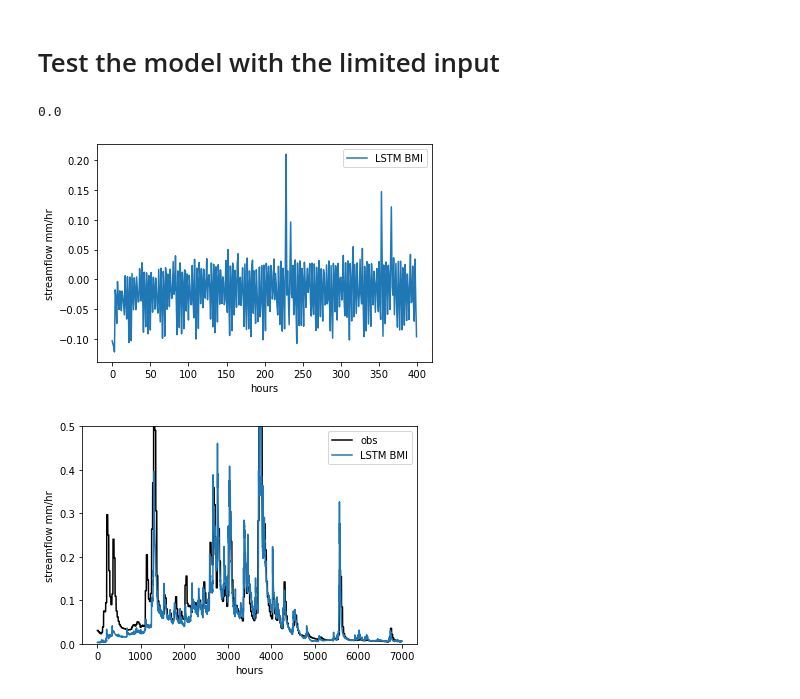
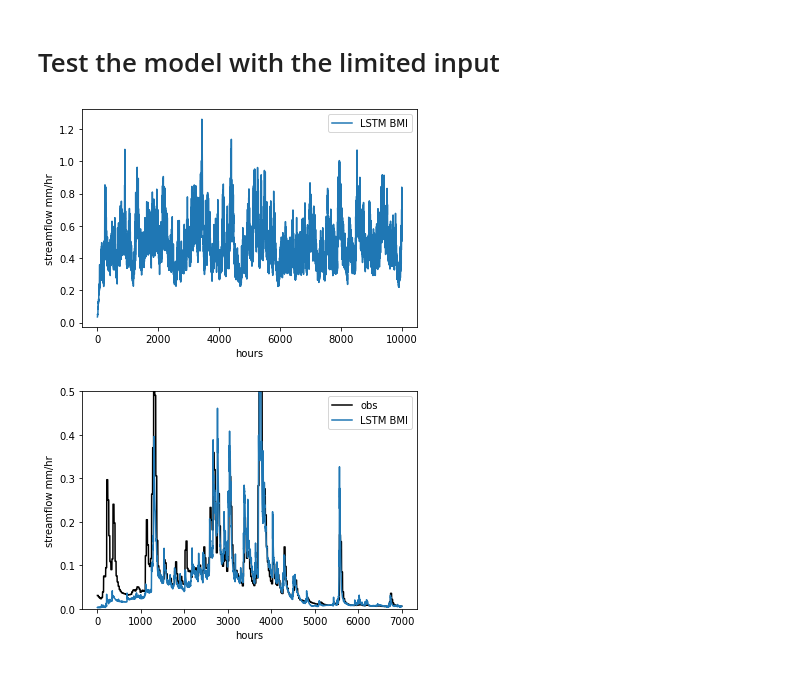
Before and after one commit to jmframe/lstm, a Jupyter notebook: run-lstm-with-bmi.ipynb, the cells around one changed output. Saved outputs shown, nothing was run; the diff lists cells and outputs as text; code cells hidden in the pictures.

Commit message:
fake data example run

```diff
--- a/run-lstm-with-bmi.ipynb
+++ b/run-lstm-with-bmi.ipynb
@@ -49,50 +49,70 @@ plt.plot(nh_hourly_all_attributes_forcings_01022500[t2000:t2000+7000])
 [figure]
 # %% [markdown]
 # Test the model with the limited input
-# %%
-min(fake_precip_list)
-# %% [output]
-0.0
+# %%
+# Generate some synthetic "precipitation" as input
+num_records = 10000
+fake_precip_list = [0]
+for i in range(1,num_records):
+
+    # some percent of time we have no rain at all
+    if np.random.uniform(0,1) < 0.5:
+        fake_precip_list.append(0)
+
+    # When we do have rain, the probability of heavy or light rain depends on the previous day's rainfall
+    else:
+
+        # If yesterday was a light rainy day, or no rain, then we are likely to have light rain today
+        if fake_precip_list[i-1] < 1:
+            if np.random.uniform(0,1) < 0.7:
+                fake_precip_list.append(np.random.uniform(0,1))
+            else:
+                # But if we do have heavy rain, then it could be very heavy
+                fake_precip_list.append(np.random.uniform(0,8))
+
+        # If it was heavy rain yesterday, then we are likely to have heavy rain again today
+        else:
+            if np.random.uniform(0,1) < 0.3:
+                fake_precip_list.append(np.random.uniform(0,1))
+            else:
+                fake_precip_list.append(np.random.uniform(0,5))
+fake_temp_list = [np.sin(i) for i in range(len(fake_precip_list))]
 # %%
 # Create an instance of the LSTM model with BMI
 model_fake = bmi_lstm.bmi_LSTM()
 
 
 # Initialize the model with a configuration file
 model_fake.initialize(bmi_cfg_file=Path('./bmi_config_files/fake_hourly_slope_mean_precip_temp.yml'))
 
 # Run the model with sample data
 
 # Store the output in a list, so we can plot it afterwards
-runoff_output_list_limited = []
-
-fake_precip_list = [np.abs(10*np.sin(i) + random.random()) for i in range(400)]
-
-fake_temp_list = [random.randrange(260,290) for i in range(len(fake_precip_list))]
+runoff_output_list_fake = []
 
 # Loop through the sample data
 for precip, temp in zip(fake_precip_list,fake_temp_list):
 
     # Set the model forcings to those in the sample data
     model_fake.set_value('atmosphere_water__time_integral_of_precipitation_mass_flux',precip)
     model_fake.set_value('land_surface_air__temperature',temp)
 
     # Updating the model calculates the runoff from the inputs and the model state at this time step
     model_fake.update()
 
     # Add the output to a list so we can plot
-    runoff_output_list_limited.append(model_fake.get_value('land_surface_water__runoff_depth'))
+    runoff_output_list_fake.append(model_fake.get_value('land_surface_water__runoff_depth'))
 
 
 # Plot a portion of the output.
-plt.plot(runoff_output_list_limited,label='LSTM BMI')
+plt.plot(runoff_output_list_fake,label='LSTM BMI')
 plt.ylabel('streamflow mm/hr')
 plt.xlabel('hours')
 plt.legend()
 plt.show()
 plt.close()
 # %% [output]
-[figure, old version]
+[figure, new version]
 # %%
 # Create an instance of the LSTM model with BMI
 model_limited = bmi_lstm.bmi_LSTM()
```
